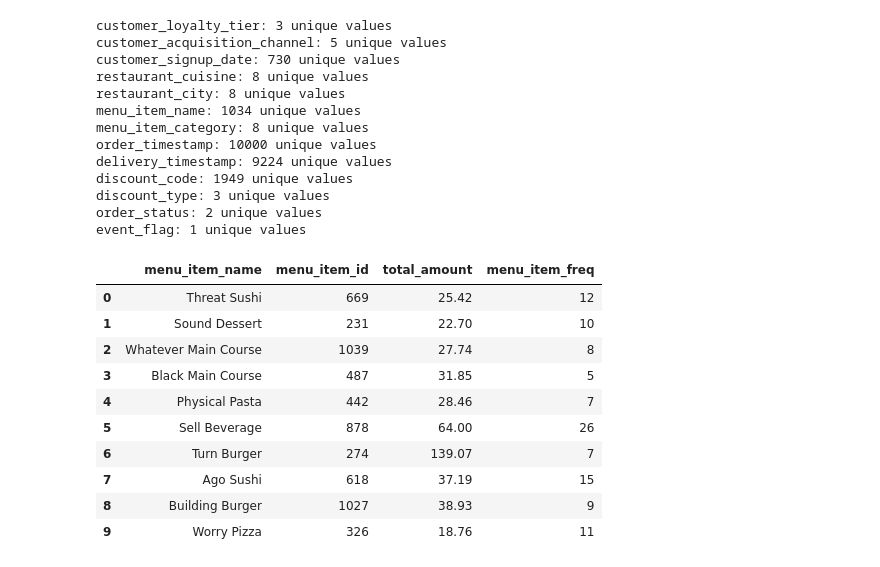
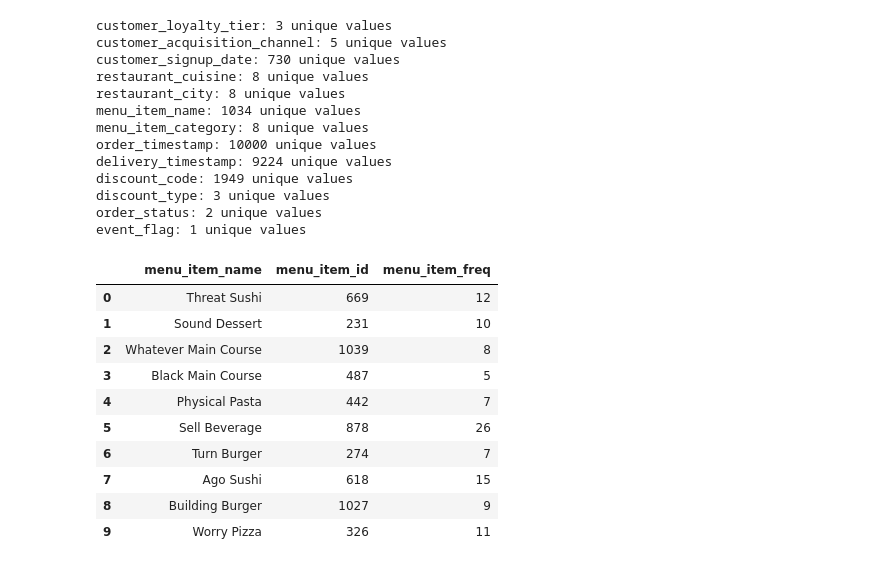
Before and after one commit to m-r-sar/DataMining, a Jupyter notebook: practice_4/Ostapenko_Rodion_CS-24__pr_4.ipynb, the cells around one changed output. Saved outputs shown, nothing was run; the diff lists cells and outputs as text; code cells hidden in the pictures.

```diff
--- a/practice_4/Ostapenko_Rodion_CS-24__pr_4.ipynb
+++ b/practice_4/Ostapenko_Rodion_CS-24__pr_4.ipynb
@@ -141,3 +120,6 @@ dtype: object
+# %%
+df = pd.read_csv(r"\src\synthetic_food_delivery_transactions.csv")
+df.dtypes
 # %%
 df.head(10)
 # %% [output]
@@ -394,21 +373,21 @@ event_flag: 1 unique values
 # %%
 #menu_item_name column has a high cardinality
 #Apply a balanced/advanced encoding technique (such as Target Encoding, Frequency/Count Encoding, or Hashing) to this column.
 
-#Frequency Encoding
-encoding_df = df[['menu_item_name', 'menu_item_id', 'total_amount']]
-freq_map = encoding_df['menu_item_name'].value_counts()
-encoding_df['menu_item_freq'] = encoding_df['menu_item_name'].map(freq_map)
+#Count Encoding
+encoding_df = df[['menu_item_name', 'menu_item_id']].copy()
+count_map = encoding_df['menu_item_name'].value_counts()
+encoding_df['menu_item_freq'] = encoding_df['menu_item_name'].map(count_map)
 encoding_df.head(10)
 # %% [output]
-|  | menu_item_name | menu_item_id | total_amount | menu_item_freq |
-| 0 | Threat Sushi | 669 | 25.42 | 12 |
-| 1 | Sound Dessert | 231 | 22.70 | 10 |
-| 2 | Whatever Main Course | 1039 | 27.74 | 8 |
-| 3 | Black Main Course | 487 | 31.85 | 5 |
-| 4 | Physical Pasta | 442 | 28.46 | 7 |
-| 5 | Sell Beverage | 878 | 64.00 | 26 |
-| 6 | Turn Burger | 274 | 139.07 | 7 |
-| 7 | Ago Sushi | 618 | 37.19 | 15 |
-| 8 | Building Burger | 1027 | 38.93 | 9 |
-| 9 | Worry Pizza | 326 | 18.76 | 11 |
+|  | menu_item_name | menu_item_id | menu_item_freq |
+| 0 | Threat Sushi | 669 | 12 |
+| 1 | Sound Dessert | 231 | 10 |
+| 2 | Whatever Main Course | 1039 | 8 |
+| 3 | Black Main Course | 487 | 5 |
+| 4 | Physical Pasta | 442 | 7 |
+| 5 | Sell Beverage | 878 | 26 |
+| 6 | Turn Burger | 274 | 7 |
+| 7 | Ago Sushi | 618 | 15 |
+| 8 | Building Burger | 1027 | 9 |
+| 9 | Worry Pizza | 326 | 11 |
```
Also changed, not shown: parts of 16 cells of this notebook.
